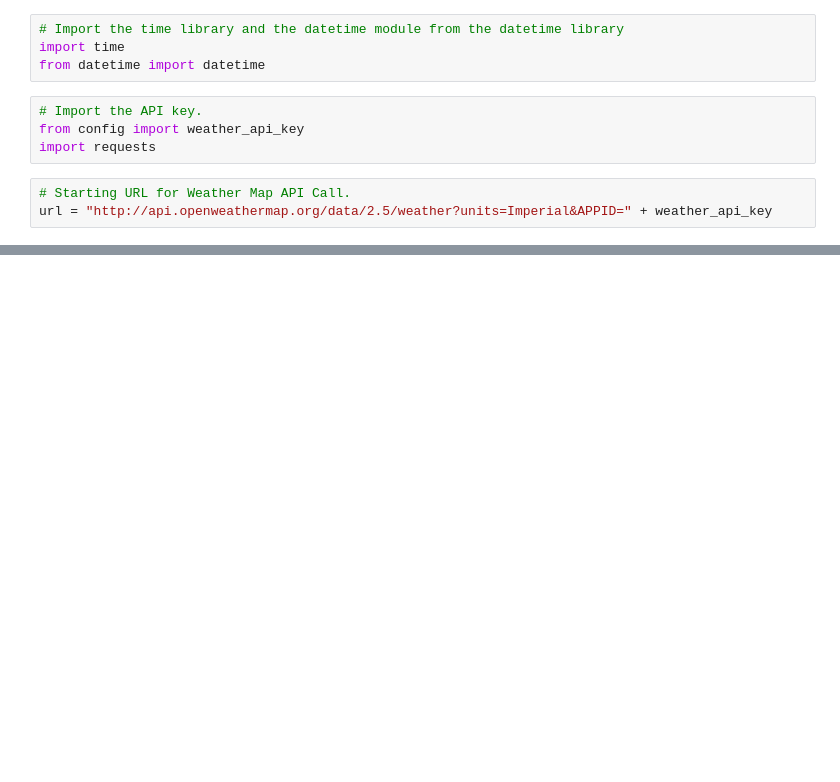
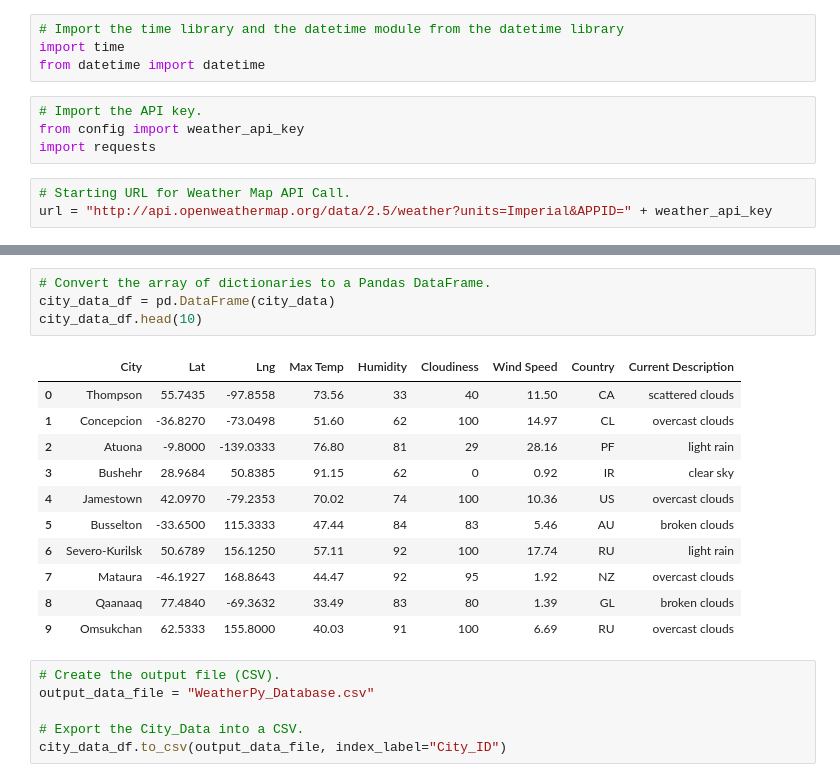
Before and after one commit to taaden/World_Weather_Analysis, a Jupyter notebook: Weather_Database.ipynb, the cells around one changed output, grey strips where cells are left out. Drawn from its saved outputs; the diff is of its cells as text; blank space fills up the shorter version.

Commit message:
WeatherPy_Database.csv,WeatherPy_vacation.csv,Vacation_Search.ipynb,Weather_Database.ipynb

```diff
--- a/Weather_Database.ipynb
+++ b/Weather_Database.ipynb
@@ -51,0 +127,22 @@ set_count = 1
+# %%
+# Convert the array of dictionaries to a Pandas DataFrame.
+city_data_df = pd.DataFrame(city_data)
+city_data_df.head(10)
+# %% [output]
+|  | City | Lat | Lng | Max Temp | Humidity | Cloudiness | Wind Speed | Country | Current Description |
+| 0 | Thompson | 55.7435 | -97.8558 | 73.56 | 33 | 40 | 11.50 | CA | scattered clouds |
+| 1 | Concepcion | -36.8270 | -73.0498 | 51.60 | 62 | 100 | 14.97 | CL | overcast clouds |
+| 2 | Atuona | -9.8000 | -139.0333 | 76.80 | 81 | 29 | 28.16 | PF | light rain |
+| 3 | Bushehr | 28.9684 | 50.8385 | 91.15 | 62 | 0 | 0.92 | IR | clear sky |
+| 4 | Jamestown | 42.0970 | -79.2353 | 70.02 | 74 | 100 | 10.36 | US | overcast clouds |
+| 5 | Busselton | -33.6500 | 115.3333 | 47.44 | 84 | 83 | 5.46 | AU | broken clouds |
+| 6 | Severo-Kurilsk | 50.6789 | 156.1250 | 57.11 | 92 | 100 | 17.74 | RU | light rain |
+| 7 | Mataura | -46.1927 | 168.8643 | 44.47 | 92 | 95 | 1.92 | NZ | overcast clouds |
+| 8 | Qaanaaq | 77.4840 | -69.3632 | 33.49 | 83 | 80 | 1.39 | GL | broken clouds |
+| 9 | Omsukchan | 62.5333 | 155.8000 | 40.03 | 91 | 100 | 6.69 | RU | overcast clouds |
+# %%
+# Create the output file (CSV).
+output_data_file = "WeatherPy_Database.csv"
+
+# Export the City_Data into a CSV.
+city_data_df.to_csv(output_data_file, index_label="City_ID")
```
Also changed, not shown: parts of 5 cells of this notebook, 4 other files.
